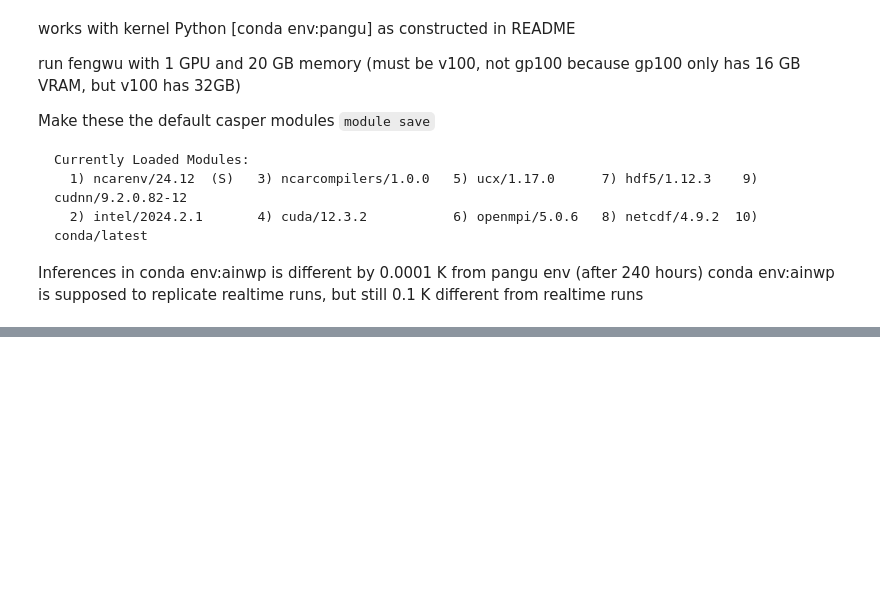
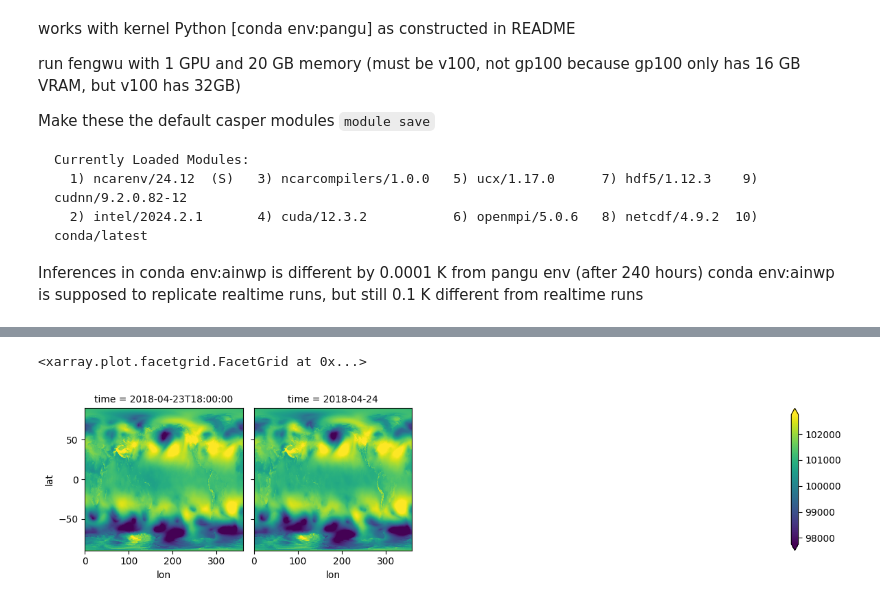
Before and after one commit to ahijevyc/run_pangu, a Jupyter notebook: pangu-mpas.ipynb, the cells around one changed output, grey strips where cells are left out. Saved outputs shown, nothing was run; the diff lists cells and outputs as text; code cells hidden in the pictures; blank space fills up the shorter version.

```diff
--- a/pangu-mpas.ipynb
+++ b/pangu-mpas.ipynb
@@ -88,0 +38,37 @@ ds_mpas["t1000"].sel(member=1).squeeze().plot()
+# %%
+if True:
+    idir = Path(
+        "/glade/derecho/scratch/stoedtli/pandac/stoedtli_3dhybrid-60-60-iter_O30kmI60km_benchmark_1/CyclingFC"
+    )
+    mpas_datasrc = MPASHybrid(
+        grid_path=idir / f"{date:%Y%m%d%H}/invariant.655362.nc",
+        data_path=f"{idir}/%Y%m%d%H/mpasin.%Y-%m-%d_%H.%M.%S.nc",
+        pressure_levels=[50, 100, 150, 200, 250, 300, 400, 500, 600, 700, 850, 925, 1000],
+    )
+
+if False:
+    idir = Path("/glade/campaign/mmm/parc/schwartz")
+    mpas_datasrc = MPASEns(
+        grid_path=idir / "MPAS/15-3km_mesh/grid_mesh/x5.6488066.grid_CONUS.nc",
+        data_dir=idir / f"HWT{date.year}/mpas",
+    )
+if False:
+    mpas_datasrc = MPASEns(
+        grid_path=idir / "MPAS/15km_mesh/grid_mesh/x1.2621442.grid.nc",
+        data_dir=idir / f"HWT{date.year}/mpas_15km",
+    )
+
+if False:
+    idir = (
+        Path(
+            "/glade/derecho/scratch/stoedtli/pandac/stoedtli_3dhybrid-60-60-iter_O30kmI60km_benchmark_1/CyclingFC"
+        )
+        / f"{date:%Y%m%d%H}"
+    )
+    mpas_datasrc = MPASDataSource(
+        grid_path=idir / "invariant.655362.nc",
+        data_path=[
+            idir / f"diag.{date:%Y-%m-%d_%H.%M.%S}.nc",
+            idir / f"p_sfc.{date:%Y-%m-%d_%H.%M.%S}.nc",
+        ],
+    )
@@ -88,0 +85,6 @@ ds_mpas["t1000"].sel(member=1).squeeze().plot()
+# %%
+ds = mpas_datasrc(
+    pd.date_range(start="20180423T18", end="20180424", freq="6h"),
+    ["tp06", "msl", "t2m", "z1000", "t1000", "t925", "w1000", "z", "z925"],
+)
+ds
@@ -88,0 +109,5 @@ ds_mpas["t1000"].sel(member=1).squeeze().plot()
+# %%
+ds.sel(variable="msl").plot(col="time", col_wrap=4, robust=True)
+# %% [output]
+<xarray.plot.facetgrid.FacetGrid at 0x...>
+[figure, added]
```
Also changed, not shown: parts of 16 cells of this notebook, 4 other files.
